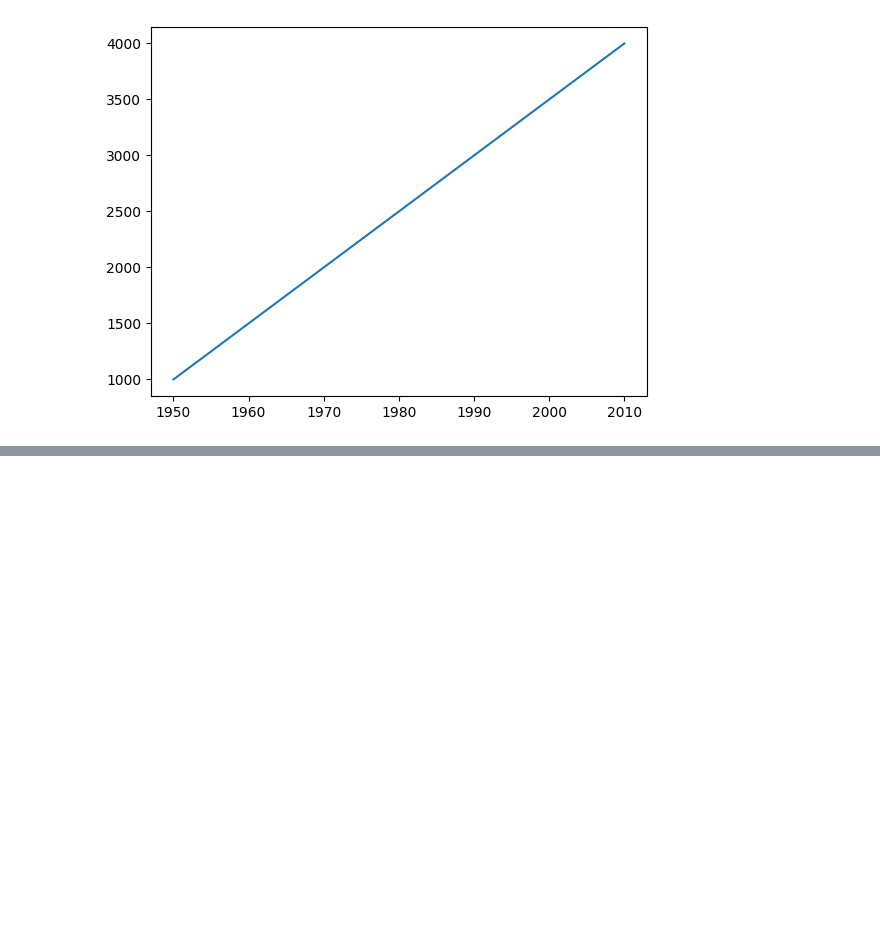
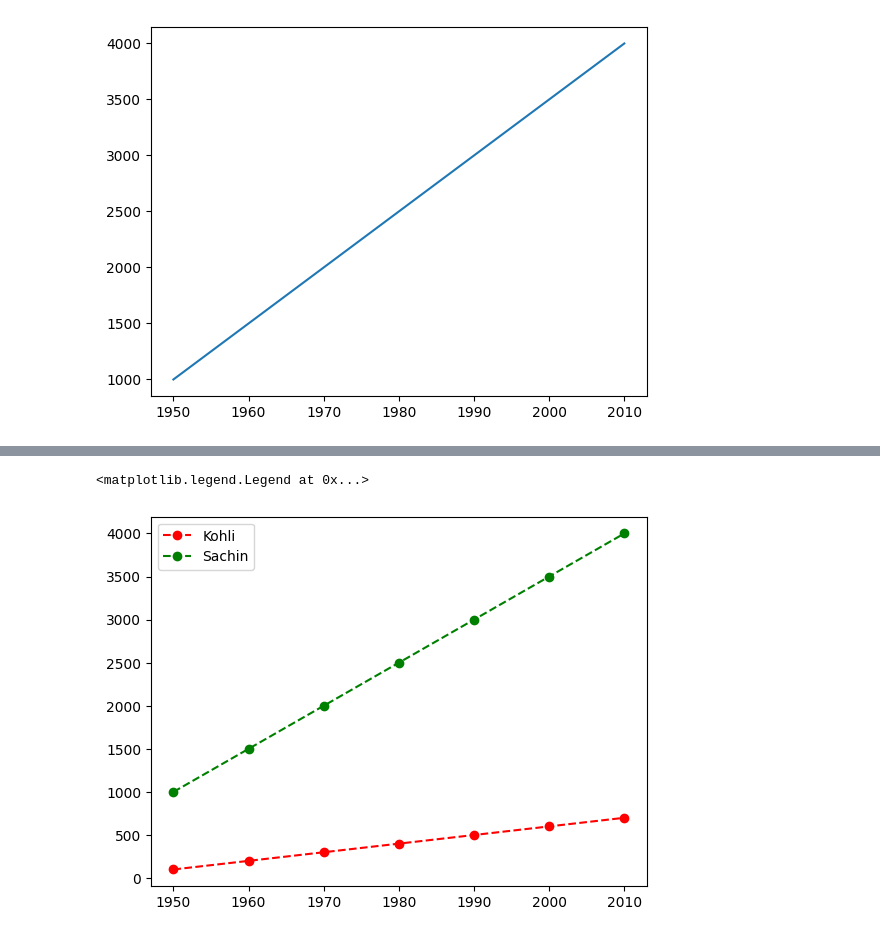
Before and after one commit to ashuwebdevloper/Data-Science-Project, a Jupyter notebook: MatplotlibCodewithharry/1.ipynb, the cells around one changed output, grey strips where cells are left out. Cells and saved outputs as stored; diff of their text form; code cells hidden in the pictures; blank space fills up the shorter version.

```diff
--- a/MatplotlibCodewithharry/1.ipynb
+++ b/MatplotlibCodewithharry/1.ipynb
@@ -15,0 +36,7 @@ plt.show()
+# %%
+plt.plot(years, kohli_runs, "ro--", label="Kohli")
+plt.plot(years, sachin_runs, "go--", label="Sachin")
+plt.legend()
+# %% [output]
+<matplotlib.legend.Legend at 0x...>
+[figure, added]
```
Also changed, not shown: parts of 8 cells of this notebook.
